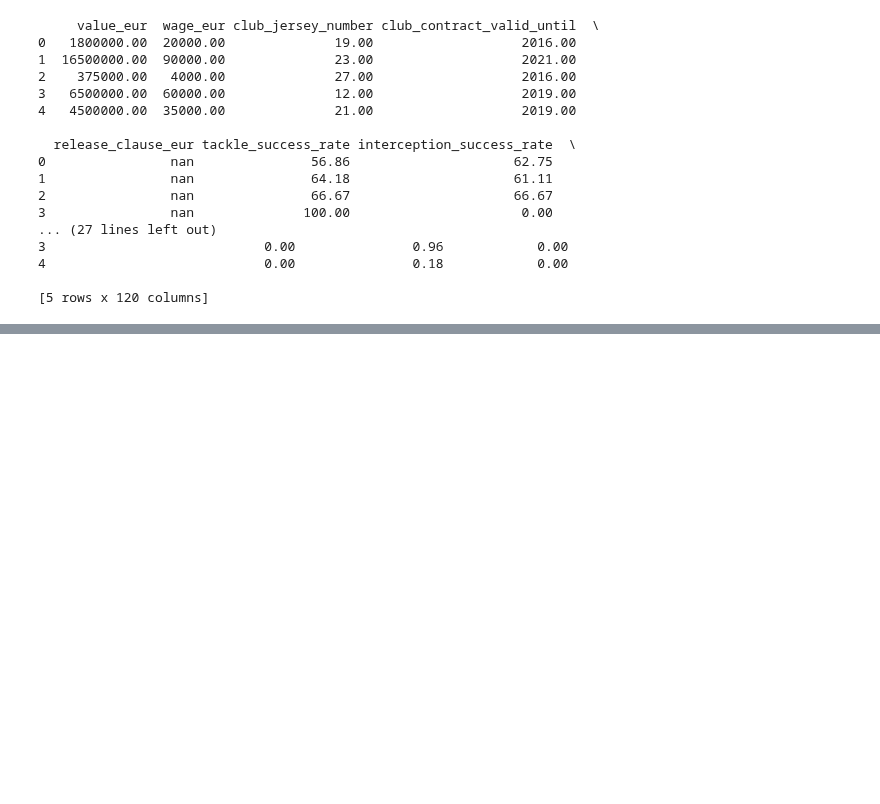
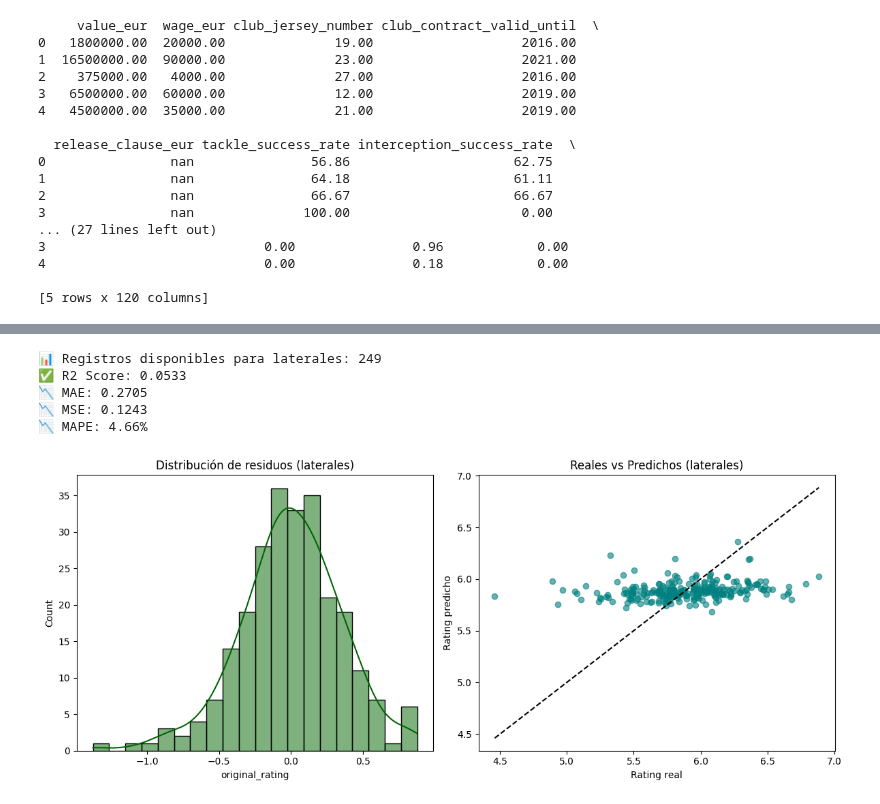
Before and after one commit to Germiprogramer/TFG-Agente-de-Scouting, a Jupyter notebook: post_estadisticas.ipynb, the cells around one changed output, grey strips where cells are left out. Saved outputs shown, nothing was run; the diff lists cells and outputs as text; code cells hidden in the pictures; blank space fills up the shorter version.

```diff
--- a/post_estadisticas.ipynb
+++ b/post_estadisticas.ipynb
@@ -212,0 +483,77 @@ jugadores_total.to_csv("datos/datos_jugadores_v3/jugadores_total.csv")
+# %%
+
+# 1️⃣ Variables específicas para laterales
+variables_laterales = [
+    "tackles_successful_per90",
+    "interceptions_per90",
+    "pressures_per90",
+    "progressive_carries_per90",
+    "crosses_completed_per90",
+    "duels_won_per90",
+    "fouls_committed_per90"
+]
+
+# 2️⃣ Filtrar datos para laterales
+etiquetas_laterales = ['Left Back', 'Right Back', 'Right Wing Back', 'Left Wing Back']
+df_laterales = df_ratings[df_ratings["main_position"].isin(etiquetas_laterales)].copy()
+
+# 3️⃣ Eliminar registros con NaN
+columnas_necesarias = ["original_rating"] + variables_laterales
+df_laterales = df_laterales[columnas_necesarias].dropna()
+
+print(f"📊 Registros disponibles para laterales: {len(df_laterales)}")
+
+# 4️⃣ Preparar X e y
+X = df_laterales[variables_laterales]
+y = df_laterales["original_rating"]
+
+# 5️⃣ Imputación
+imputer = SimpleImputer(strategy="mean")
+X_imputed = imputer.fit_transform(X)
+
+# 6️⃣ Escalado
+scaler = StandardScaler()
+X_scaled = scaler.fit_transform(X_imputed)
+
+# 7️⃣ Modelo
+modelo = LinearRegression()
+modelo.fit(X_scaled, y)
+y_pred = modelo.predict(X_scaled)
+
+# 8️⃣ Métricas
+r2 = r2_score(y, y_pred)
+mae = mean_absolute_error(y, y_pred)
+mse = mean_squared_error(y, y_pred)
+mape = np.mean(np.abs((y - y_pred) / y)) * 100
+
+print(f"✅ R2 Score: {r2:.4f}")
+print(f"📉 MAE: {mae:.4f}")
+print(f"📉 MSE: {mse:.4f}")
+print(f"📉 MAPE: {mape:.2f}%")
+
+# 9️⃣ Visualización
+residuos = y - y_pred
+plt.figure(figsize=(12, 5))
+
+# Histograma de residuos
+plt.subplot(1, 2, 1)
+sns.histplot(residuos, kde=True, bins=20, color="darkgreen")
+plt.title("Distribución de residuos (laterales)")
+
+# Reales vs predichos
+plt.subplot(1, 2, 2)
+plt.scatter(y, y_pred, alpha=0.6, color="teal")
+plt.plot([y.min(), y.max()], [y.min(), y.max()], "k--")
+plt.xlabel("Rating real")
+plt.ylabel("Rating predicho")
+plt.title("Reales vs Predichos (laterales)")
+
+plt.tight_layout()
+plt.show()
+# %% [output]
+📊 Registros disponibles para laterales: 249
+✅ R2 Score: 0.0533
+📉 MAE: 0.2705
+📉 MSE: 0.1243
+📉 MAPE: 4.66%
+[figure, added]
```
Also changed, not shown: parts of 16 cells of this notebook.
